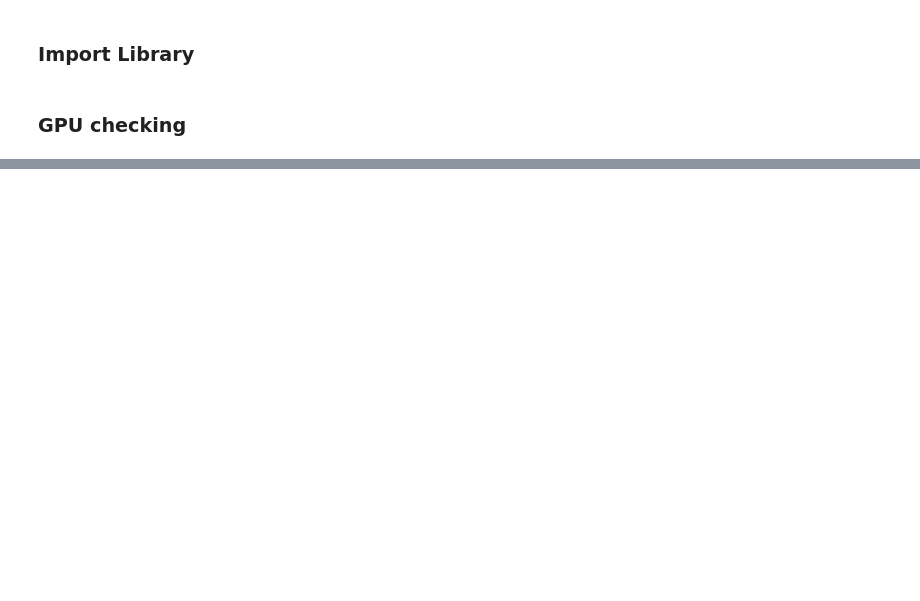
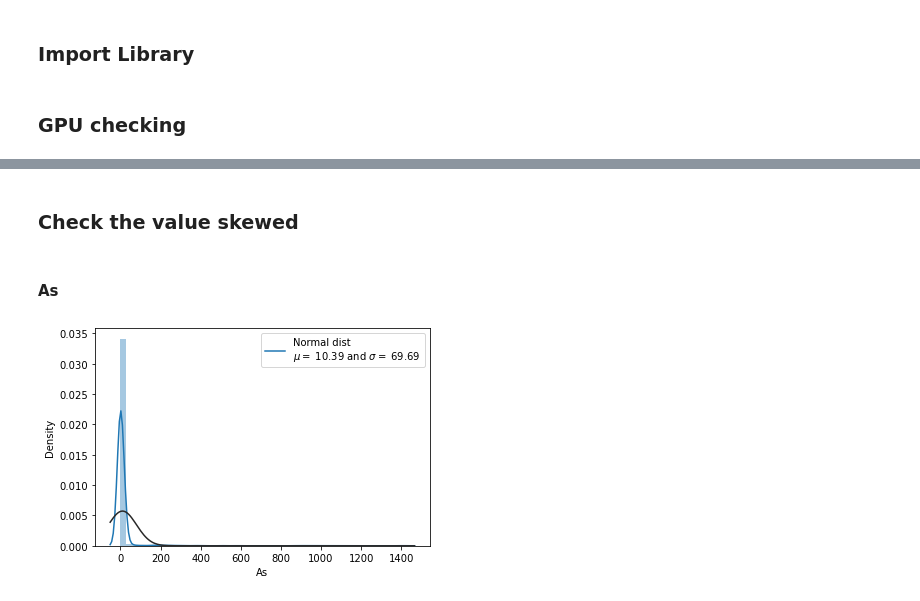
Before and after one commit to jyssys/graduation-thesis, a Jupyter notebook: soil_polution_predict.ipynb, the cells around one changed output, grey strips where cells are left out. Cells and saved outputs as stored; diff of their text form; code cells hidden in the pictures; blank space fills up the shorter version.

```diff
--- a/soil_polution_predict.ipynb
+++ b/soil_polution_predict.ipynb
@@ -41,0 +57,2 @@ physical_device_desc: "device: 0, name: NVIDIA GeForce RTX 3060 Ti, pci bus id:
+# %%
+data = pd.read_csv("data/data.csv")
@@ -41,0 +102,5 @@ physical_device_desc: "device: 0, name: NVIDIA GeForce RTX 3060 Ti, pci bus id:
+# %%
+data = data.drop(['OBJECTID_x', 'ID'], axis = 1)
+
+# pd.get_dummies X, Negative data to 0, Postive data to 1
+data = data.drop(['HYDGRP','profile_curve','planform_curve'], axis = 1)
@@ -41,0 +109,11 @@ physical_device_desc: "device: 0, name: NVIDIA GeForce RTX 3060 Ti, pci bus id:
+# %%
+train, test = train_test_split(data, test_size=0.2, random_state=605)
+# %%
+# pd.get_dummies X, Negative data to 0, Postive data to 1
+As_train = train.drop(['Cd','Ni','Pb','Zn','Hg'], axis=1)
+Cd_train = train.drop(['As','Ni','Pb','Zn','Hg'], axis=1)
+Ni_train = train.drop(['As','Cd','Pb','Zn','Hg'], axis=1)
+Pb_train = train.drop(['As','Cd','Ni','Zn','Hg'], axis=1)
+Zn_train = train.drop(['As','Cd','Ni','Pb','Hg'], axis=1)
+
+test = test.drop(['As','Cd','Ni','Pb','Zn','Hg'], axis=1)
@@ -41,0 +160,11 @@ physical_device_desc: "device: 0, name: NVIDIA GeForce RTX 3060 Ti, pci bus id:
+# %% [markdown]
+### Check the value skewed
+# %% [markdown]
+#### As
+# %%
+sns.distplot(As_train.As, fit = norm)
+(mu, sigma) = norm.fit(As_train['As'])
+plt.legend(['Normal dist\n$\mu=$ {:.2f} and $\sigma=$ {:.2f}'.format(mu, sigma)], loc = 'best')
+plt.show()
+# %% [output]
+[figure, added]
```
Also changed, not shown: parts of 35 cells of this notebook, 1 other file.
